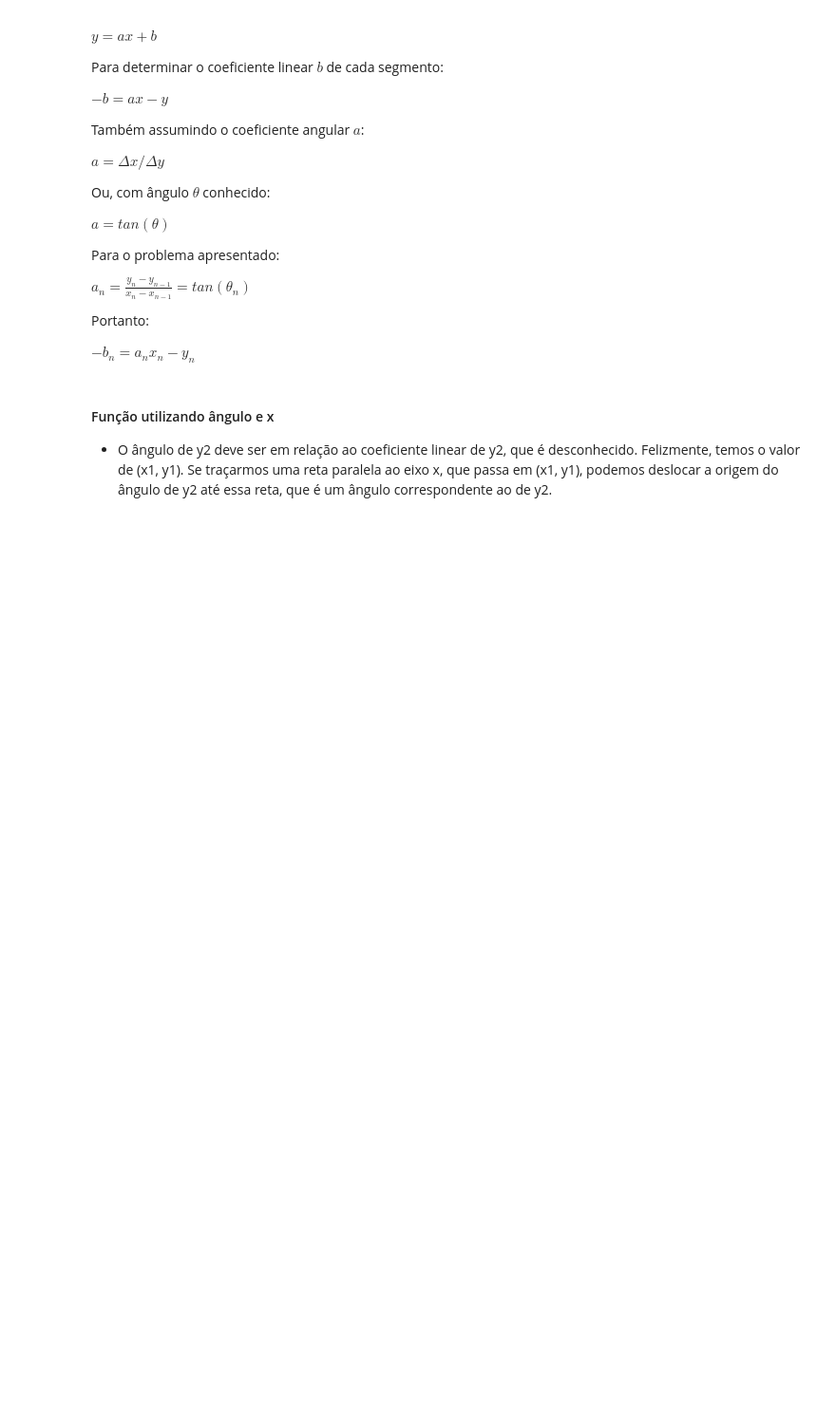
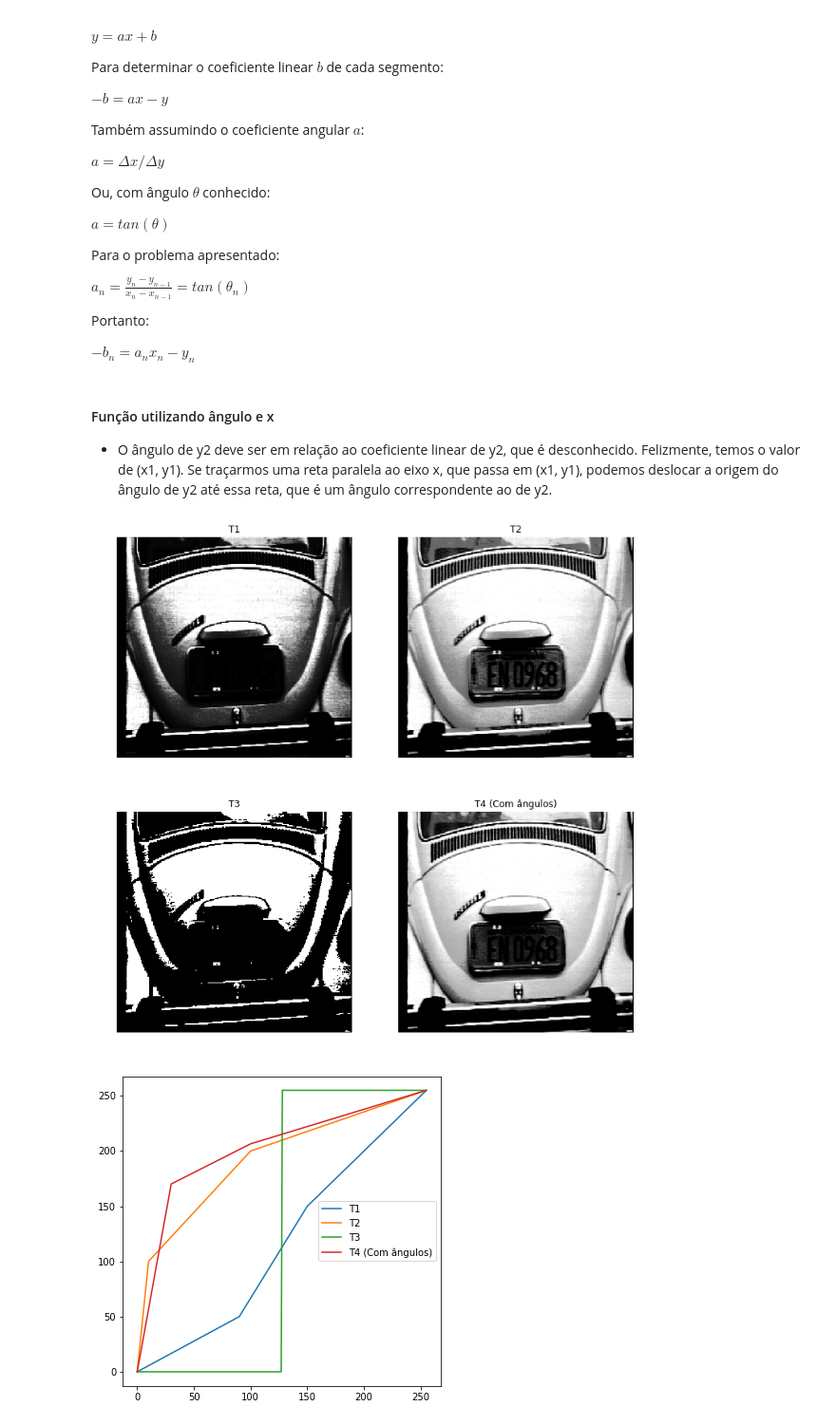
Before and after one commit to ferseiti/ia898, a Jupyter notebook: 2S2018/IA898A_Ex03_FernandoFurusato.ipynb, the cells around one changed output. Shown at 95% size. Saved outputs shown, nothing was run; the diff lists cells and outputs as text; code cells hidden in the pictures; blank space fills up the shorter version.

```diff
--- a/2S2018/IA898A_Ex03_FernandoFurusato.ipynb
+++ b/2S2018/IA898A_Ex03_FernandoFurusato.ipynb
@@ -439,36 +480,42 @@ xa = 30
 alpha = ((4*pi)/9) # 80 graus
 xb = 100
 beta = (pi/9) # 20 graus
 Tfinal4 = transform_angle(xa, alpha, xb, beta)
 
 normalized_f = normalize(f, [0,255])
 ffinal1=Tfinal1[normalized_f]
-plt.subplot(121).axis('off')
+
+fig=plt.figure(figsize=(12,12))
+
+plt.subplot(221).axis('off')
 plt.title('T1')
 plt.imshow(ffinal1, cmap='gray', vmax=255)
 
-plt.subplot(122).axis('off')
+plt.subplot(222).axis('off')
 ffinal2=Tfinal2[normalized_f]
 plt.imshow(ffinal2, cmap='gray', vmax=255)
 plt.title('T2')
 
-plt.show()
-
-plt.subplot(121).axis('off')
+plt.subplot(223).axis('off')
 ffinal3=Tfinal3[normalized_f]
 plt.imshow(ffinal3, cmap='gray', vmax=255)
 plt.title('T3')
 
-plt.subplot(122).axis('off')
+plt.subplot(224).axis('off')
 ffinal4=Tfinal4[normalized_f]
 plt.imshow(ffinal4, cmap='gray', vmax=255)
 plt.title('T4 (Com ângulos)')
 
 plt.show()
+
+fig=plt.figure(figsize=(6, 6))
 
 plt.plot(Tfinal1)
 plt.plot(Tfinal2)
 plt.plot(Tfinal3)
 plt.plot(Tfinal4)
 plt.legend(['T1', 'T2', 'T3', 'T4 (Com ângulos)'], loc='right')
 plt.show()
+# %% [output]
+[figure, added]
+[figure, added]
```
Also changed, not shown: parts of 19 cells of this notebook.
